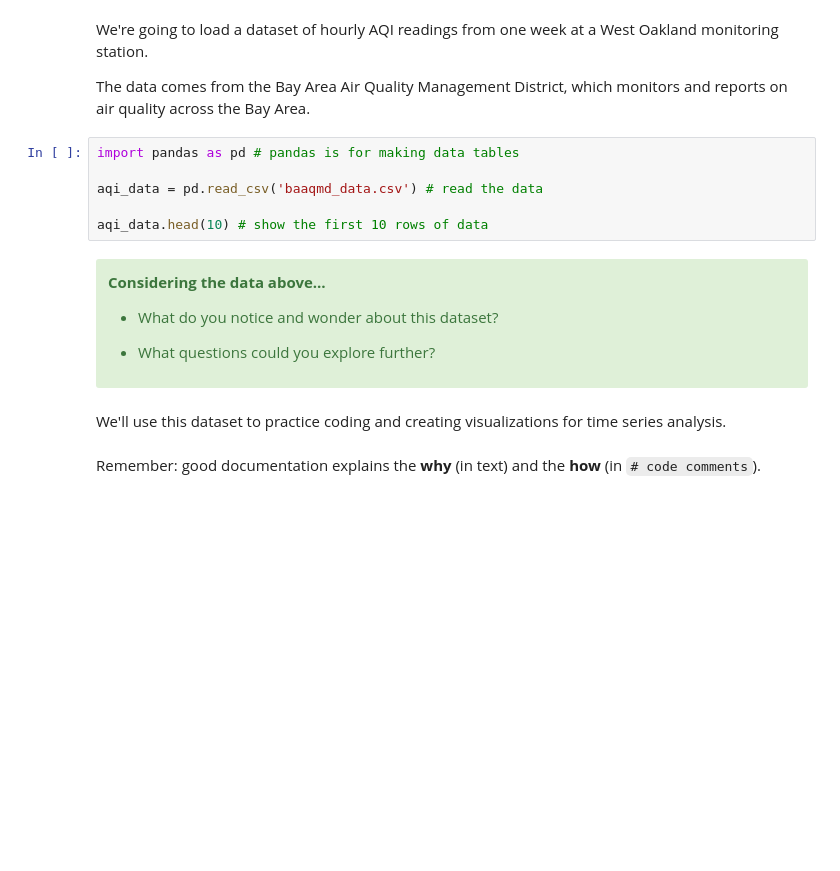
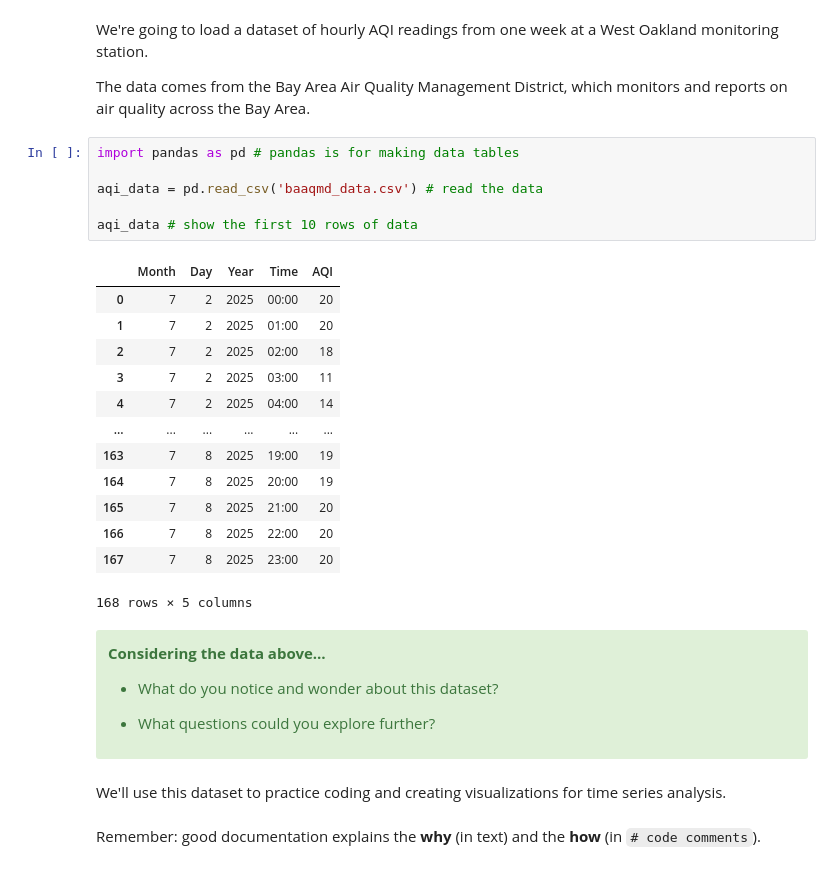
Before and after one commit to CalCoRE/show-your-work, a Jupyter notebook: timeseries/TimeSeriesPython.ipynb, the cells around one changed output. Saved outputs shown, nothing was run; the diff lists cells and outputs as text; blank space fills up the shorter version.

Commit message:
Update TimeSeriesPython.ipynb
simplify some language, fix typos, add detail per lessons learned during interviews

```diff
--- a/timeseries/TimeSeriesPython.ipynb
+++ b/timeseries/TimeSeriesPython.ipynb
@@ -52,9 +46,23 @@ The data comes from the Bay Area Air Quality Management District, which monitors
 # %%
 import pandas as pd # pandas is for making data tables
 
 aqi_data = pd.read_csv('baaqmd_data.csv') # read the data
 
-aqi_data.head(10) # show the first 10 rows of data
+aqi_data # show the first 10 rows of data
+# %% [output]
+|  | Month | Day | Year | Time | AQI |
+| 0 | 7 | 2 | 2025 | 00:00 | 20 |
+| 1 | 7 | 2 | 2025 | 01:00 | 20 |
+| 2 | 7 | 2 | 2025 | 02:00 | 18 |
+| 3 | 7 | 2 | 2025 | 03:00 | 11 |
+| 4 | 7 | 2 | 2025 | 04:00 | 14 |
+| ... | ... | ... | ... | ... | ... |
+| 163 | 7 | 8 | 2025 | 19:00 | 19 |
+| 164 | 7 | 8 | 2025 | 20:00 | 19 |
+| 165 | 7 | 8 | 2025 | 21:00 | 20 |
+| 166 | 7 | 8 | 2025 | 22:00 | 20 |
+| 167 | 7 | 8 | 2025 | 23:00 | 20 |
+168 rows × 5 columns
 # %% [markdown]
 <div class="alert alert-success">
 
@@ -63,6 +71,8 @@ aqi_data.head(10) # show the first 10 rows of data
 * What do you notice and wonder about this dataset?
 
 * What questions could you explore further?
+
+</div>
 # %% [markdown]
 We'll use this dataset to practice coding and creating visualizations for time series analysis.
 <br/>
```
Also changed, not shown: parts of 26 cells of this notebook.
